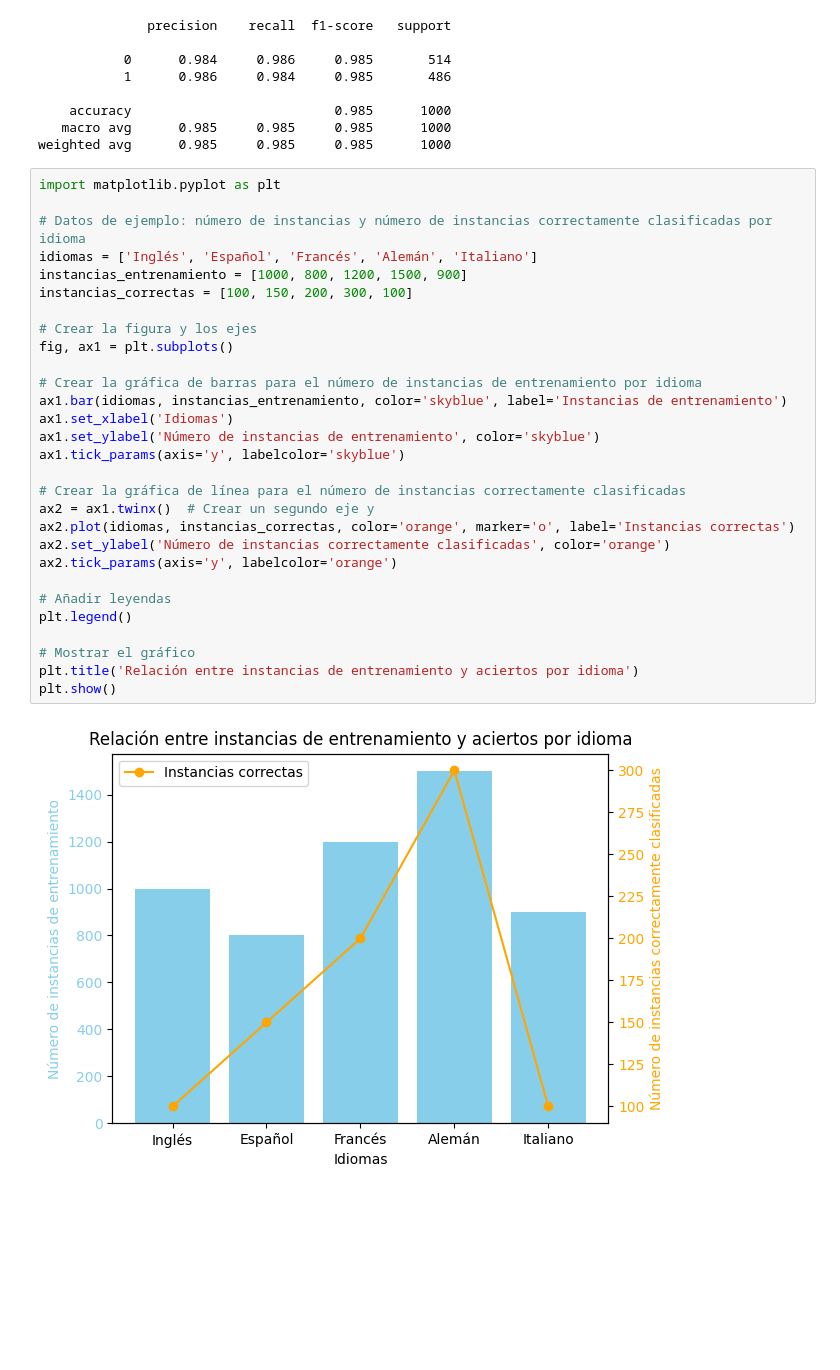
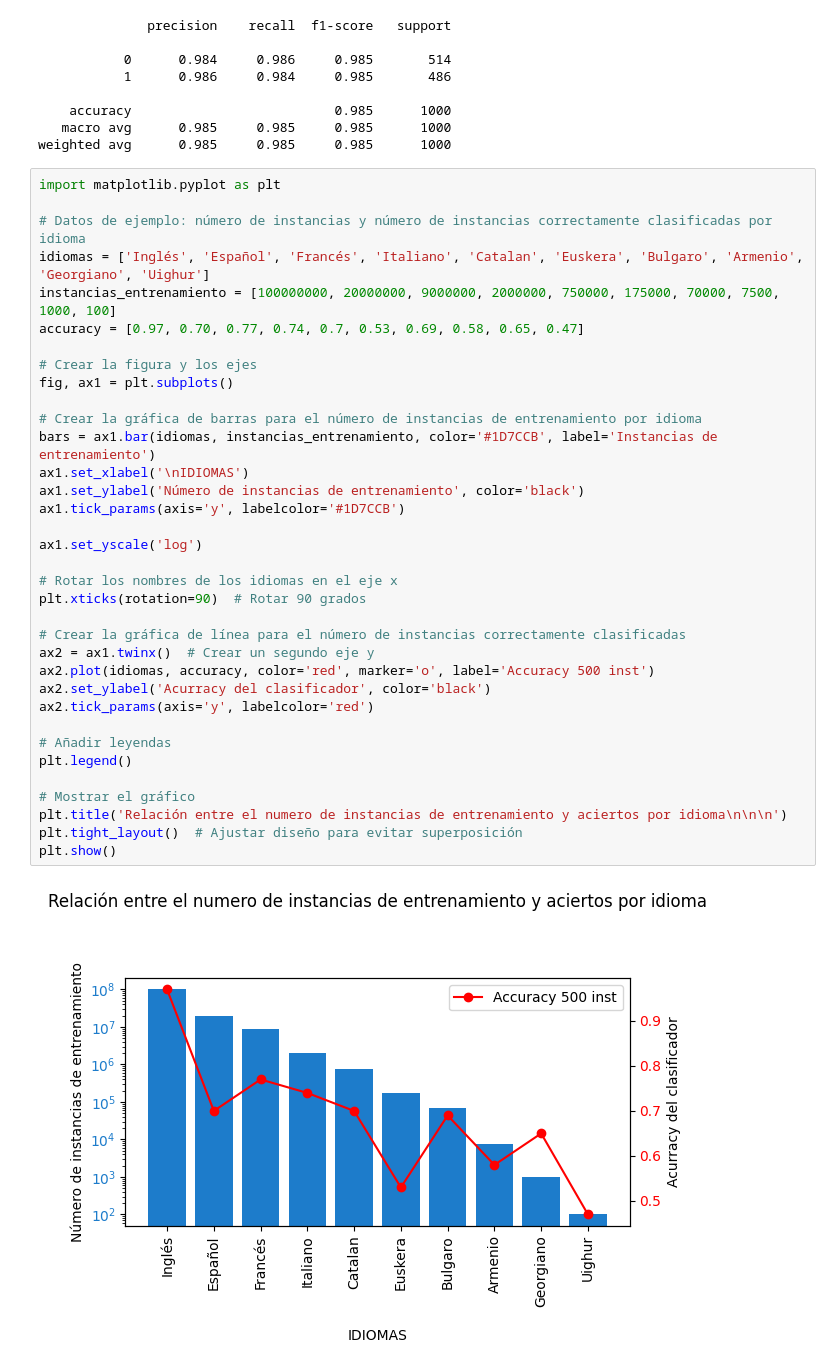
Before and after one commit to Sergiom8m/Supervised_clasification_RQ, a Jupyter notebook: Transformer_finetuning.ipynb, the cells around one changed output. Cells and saved outputs as stored; diff of their text form; blank space fills up the shorter version.

```diff
--- a/Transformer_finetuning.ipynb
+++ b/Transformer_finetuning.ipynb
@@ -233,33 +233,39 @@ weighted avg      0.985     0.985     0.985      1000
 # %%
 import matplotlib.pyplot as plt
 
 # Datos de ejemplo: número de instancias y número de instancias correctamente clasificadas por idioma
-idiomas = ['Inglés', 'Español', 'Francés', 'Alemán', 'Italiano']
-instancias_entrenamiento = [1000, 800, 1200, 1500, 900]
-instancias_correctas = [100, 150, 200, 300, 100]
+idiomas = ['Inglés', 'Español', 'Francés', 'Italiano', 'Catalan', 'Euskera', 'Bulgaro', 'Armenio', 'Georgiano', 'Uighur']
+instancias_entrenamiento = [100000000, 20000000, 9000000, 2000000, 750000, 175000, 70000, 7500, 1000, 100]
+accuracy = [0.97, 0.70, 0.77, 0.74, 0.7, 0.53, 0.69, 0.58, 0.65, 0.47]
 
 # Crear la figura y los ejes
 fig, ax1 = plt.subplots()
 
 # Crear la gráfica de barras para el número de instancias de entrenamiento por idioma
-ax1.bar(idiomas, instancias_entrenamiento, color='skyblue', label='Instancias de entrenamiento')
-ax1.set_xlabel('Idiomas')
-ax1.set_ylabel('Número de instancias de entrenamiento', color='skyblue')
-ax1.tick_params(axis='y', labelcolor='skyblue')
+bars = ax1.bar(idiomas, instancias_entrenamiento, color='#1D7CCB', label='Instancias de entrenamiento')
+ax1.set_xlabel('\nIDIOMAS')
+ax1.set_ylabel('Número de instancias de entrenamiento', color='black')
+ax1.tick_params(axis='y', labelcolor='#1D7CCB')
+
+ax1.set_yscale('log')
+
+# Rotar los nombres de los idiomas en el eje x
+plt.xticks(rotation=90)  # Rotar 90 grados
 
 # Crear la gráfica de línea para el número de instancias correctamente clasificadas
 ax2 = ax1.twinx()  # Crear un segundo eje y
-ax2.plot(idiomas, instancias_correctas, color='orange', marker='o', label='Instancias correctas')
-ax2.set_ylabel('Número de instancias correctamente clasificadas', color='orange')
-ax2.tick_params(axis='y', labelcolor='orange')
+ax2.plot(idiomas, accuracy, color='red', marker='o', label='Accuracy 500 inst')
+ax2.set_ylabel('Acurracy del clasificador', color='black')
+ax2.tick_params(axis='y', labelcolor='red')
 
 # Añadir leyendas
 plt.legend()
 
 # Mostrar el gráfico
-plt.title('Relación entre instancias de entrenamiento y aciertos por idioma')
+plt.title('Relación entre el numero de instancias de entrenamiento y aciertos por idioma\n\n\n')
+plt.tight_layout()  # Ajustar diseño para evitar superposición
 plt.show()
 # %% [output]
-[figure, old version]
+[figure, new version]
 # %% [markdown]
 <a id='ft_native'></a>
```
Also changed, not shown: 3 other files.
